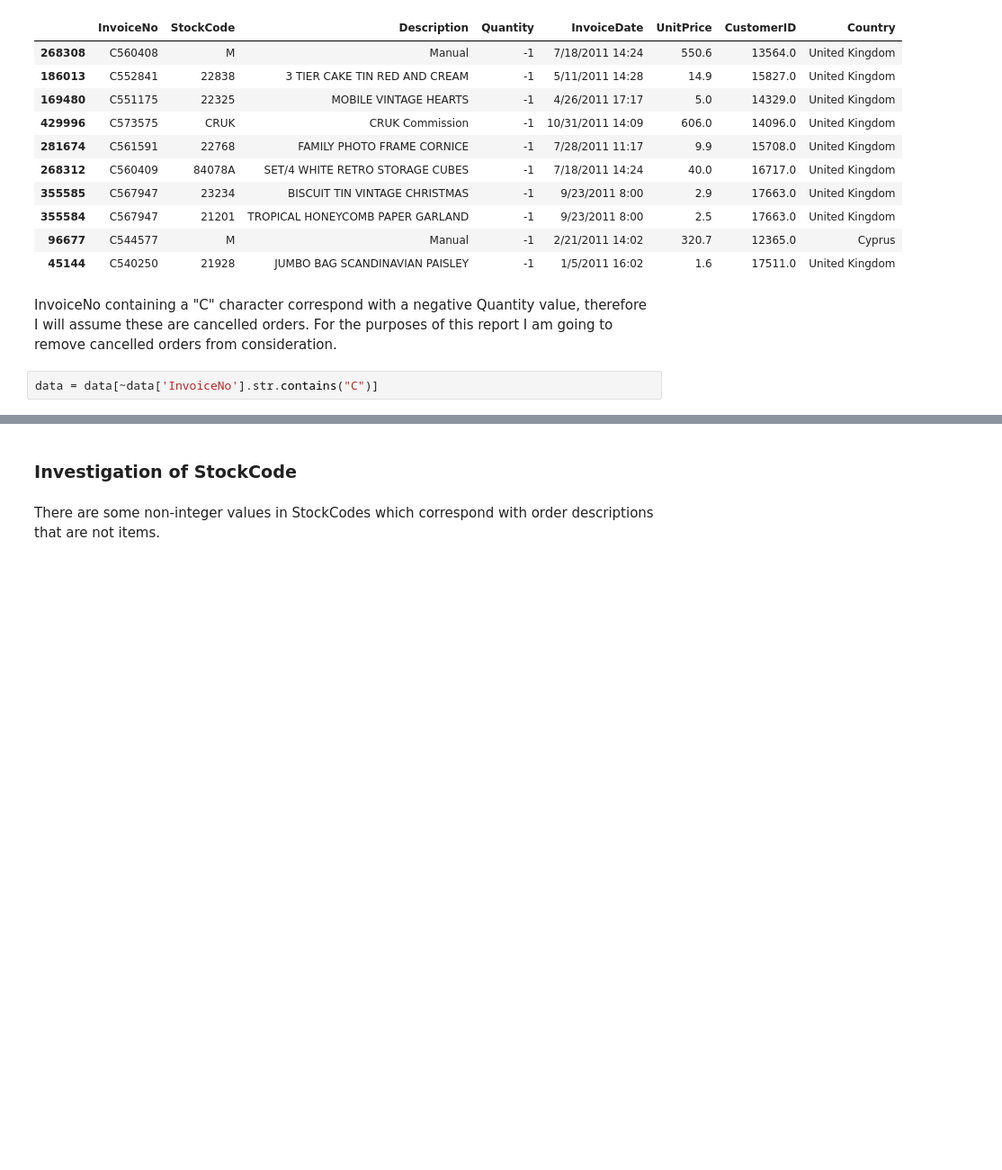
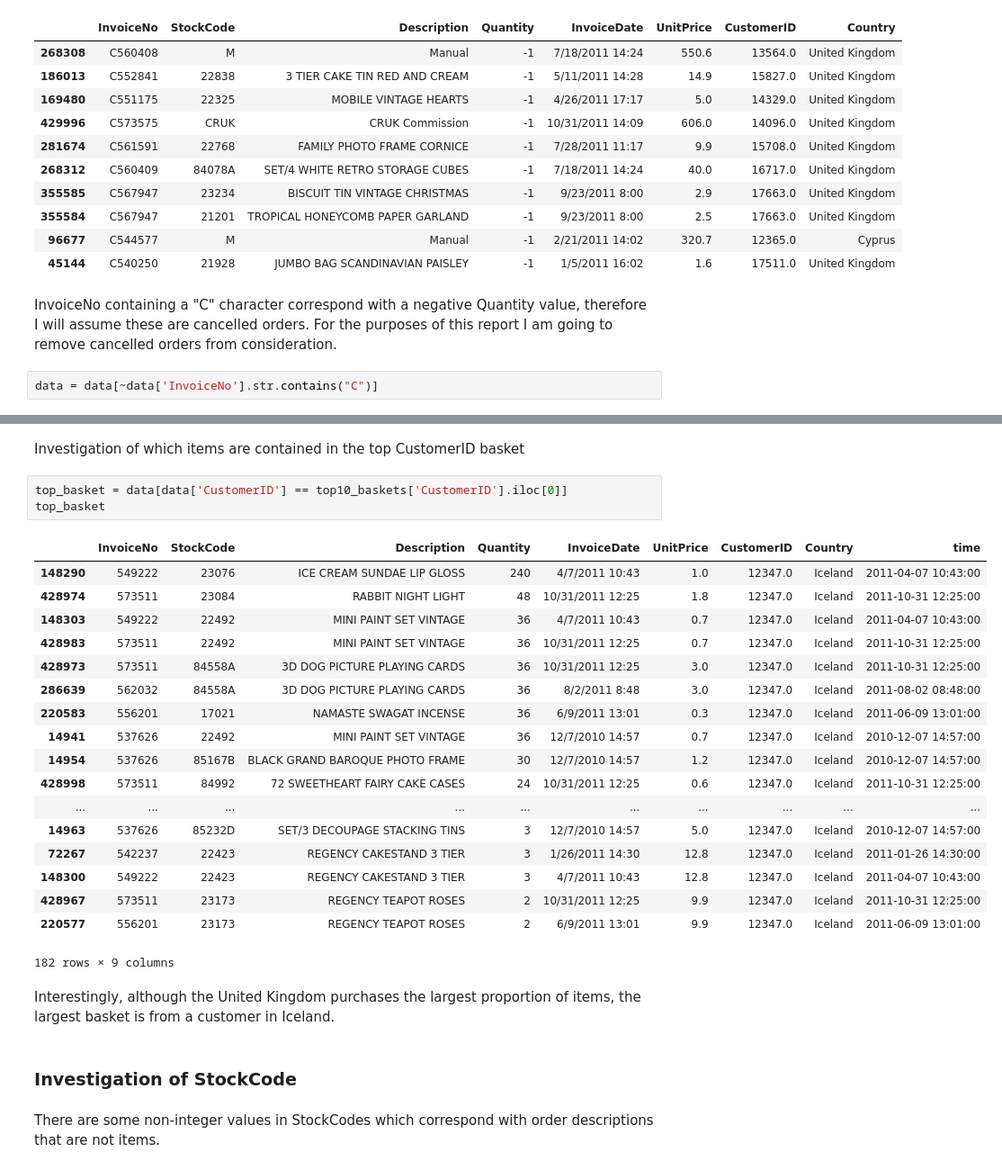
Before and after one commit to scheckley/online-retail, a Jupyter notebook: analysis.ipynb, the cells around one changed output, grey strips where cells are left out. Shown: that part at 90% size. Saved outputs shown, nothing was run; the diff lists cells and outputs as text; blank space fills up the shorter version.

```diff
--- a/analysis.ipynb
+++ b/analysis.ipynb
@@ -249,3 +267,29 @@ data = data[~data['InvoiceNo'].str.contains("C")]
+# %% [markdown]
+Investigation of which items are contained in the top CustomerID basket
+# %%
+top_basket = data[data['CustomerID'] == top10_baskets['CustomerID'].iloc[0]]
+top_basket
+# %% [output]
+|  | InvoiceNo | StockCode | Description | Quantity | InvoiceDate | UnitPrice | CustomerID | Country | time |
+| 148290 | 549222 | 23076 | ICE CREAM SUNDAE LIP GLOSS | 240 | 4/7/2011 10:43 | 1.0 | 12347.0 | Iceland | 2011-04-07 10:43:00 |
+| 428974 | 573511 | 23084 | RABBIT NIGHT LIGHT | 48 | 10/31/2011 12:25 | 1.8 | 12347.0 | Iceland | 2011-10-31 12:25:00 |
+| 148303 | 549222 | 22492 | MINI PAINT SET VINTAGE | 36 | 4/7/2011 10:43 | 0.7 | 12347.0 | Iceland | 2011-04-07 10:43:00 |
+| 428983 | 573511 | 22492 | MINI PAINT SET VINTAGE | 36 | 10/31/2011 12:25 | 0.7 | 12347.0 | Iceland | 2011-10-31 12:25:00 |
+| 428973 | 573511 | 84558A | 3D DOG PICTURE PLAYING CARDS | 36 | 10/31/2011 12:25 | 3.0 | 12347.0 | Iceland | 2011-10-31 12:25:00 |
+| 286639 | 562032 | 84558A | 3D DOG PICTURE PLAYING CARDS | 36 | 8/2/2011 8:48 | 3.0 | 12347.0 | Iceland | 2011-08-02 08:48:00 |
+| 220583 | 556201 | 17021 | NAMASTE SWAGAT INCENSE | 36 | 6/9/2011 13:01 | 0.3 | 12347.0 | Iceland | 2011-06-09 13:01:00 |
+| 14941 | 537626 | 22492 | MINI PAINT SET VINTAGE | 36 | 12/7/2010 14:57 | 0.7 | 12347.0 | Iceland | 2010-12-07 14:57:00 |
+| 14954 | 537626 | 85167B | BLACK GRAND BAROQUE PHOTO FRAME | 30 | 12/7/2010 14:57 | 1.2 | 12347.0 | Iceland | 2010-12-07 14:57:00 |
+| 428998 | 573511 | 84992 | 72 SWEETHEART FAIRY CAKE CASES | 24 | 10/31/2011 12:25 | 0.6 | 12347.0 | Iceland | 2011-10-31 12:25:00 |
+| ... | ... | ... | ... | ... | ... | ... | ... | ... | ... |
+| 14963 | 537626 | 85232D | SET/3 DECOUPAGE STACKING TINS | 3 | 12/7/2010 14:57 | 5.0 | 12347.0 | Iceland | 2010-12-07 14:57:00 |
+| 72267 | 542237 | 22423 | REGENCY CAKESTAND 3 TIER | 3 | 1/26/2011 14:30 | 12.8 | 12347.0 | Iceland | 2011-01-26 14:30:00 |
+| 148300 | 549222 | 22423 | REGENCY CAKESTAND 3 TIER | 3 | 4/7/2011 10:43 | 12.8 | 12347.0 | Iceland | 2011-04-07 10:43:00 |
+| 428967 | 573511 | 23173 | REGENCY TEAPOT ROSES | 2 | 10/31/2011 12:25 | 9.9 | 12347.0 | Iceland | 2011-10-31 12:25:00 |
+| 220577 | 556201 | 23173 | REGENCY TEAPOT ROSES | 2 | 6/9/2011 13:01 | 9.9 | 12347.0 | Iceland | 2011-06-09 13:01:00 |
+182 rows × 9 columns
+# %% [markdown]
+Interestingly, although the United Kingdom purchases the largest proportion of items, the largest basket is from a customer in Iceland.
 # %% [markdown]
 ### Investigation of StockCode
 # %% [markdown]
```
Also changed, not shown: parts of 15 cells of this notebook.
